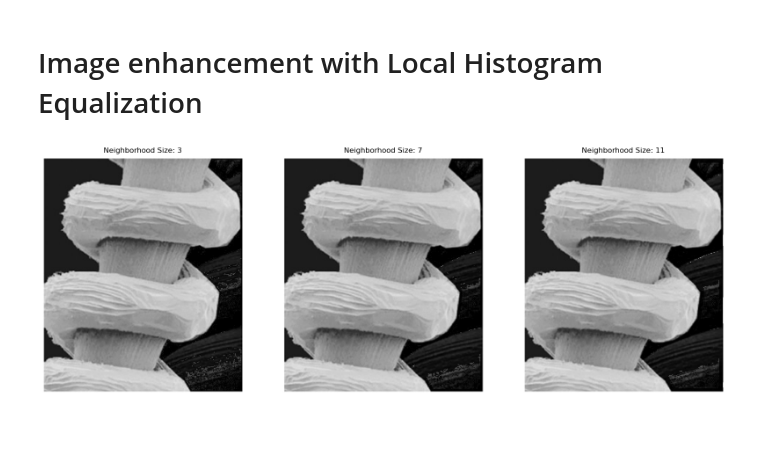
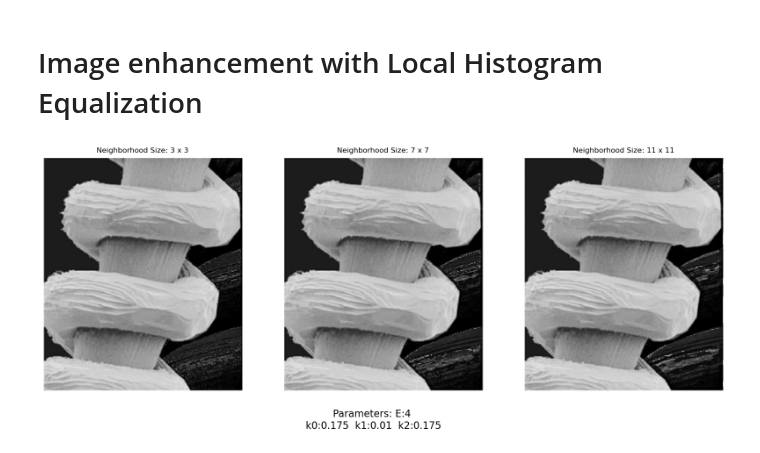
Before and after one commit to ratchanonp/imageprocessing, a Jupyter notebook: Assignment_2/assignment_2.ipynb, the cells around one changed output. Drawn from its saved outputs; the diff is of its cells as text; code cells hidden in the pictures; blank space fills up the shorter version.

```diff
--- a/Assignment_2/assignment_2.ipynb
+++ b/Assignment_2/assignment_2.ipynb
@@ -140,25 +144,33 @@ def local_enhancement(img, E,  k0, k1, k2, neighborhood_size):
 # %%
 neighbourhood_sizes = [3, 7, 11]
 
 row, col = 1, len(neighbourhood_sizes)
 
 plt.figure(figsize=(20, 16))
 
+E = 4
+k0 = 0.175
+k1 = 0.01
+k2 = 0.175
+
 for i in range(len(neighbourhood_sizes)):
     neighbourhood_size = neighbourhood_sizes[i]
     enhanced_img = local_enhancement(
         img,
-        E=6,
-        k0=0.125,
-        k1=0.01, k2=0.125,
+        E=E,
+        k0=k0,
+        k1=k1, k2=k2,
         neighborhood_size=neighbourhood_size
     )
 
     plt.subplot(row, col, i + 1)
     plt.imshow(enhanced_img, cmap="gray")
     plt.axis("off")
-    plt.title(f"Neighborhood Size: {neighbourhood_size}")
+    plt.title(f"Neighborhood Size: {neighbourhood_size} x {neighbourhood_size}")
 
+# Add text at bottom
+plt.figtext(0.5, 0.275, f"Parameters: E:{E}\n k0:{k0}  k1:{k1}  k2:{k2}", ha="center", fontsize=16)
+plt.savefig("./assignment2_image1_local_enhancement.png")
 plt.show()
 # %% [output]
-[figure, old version]
+[figure, new version]
```
Also changed, not shown: parts of 2 cells of this notebook, 27 other files.
